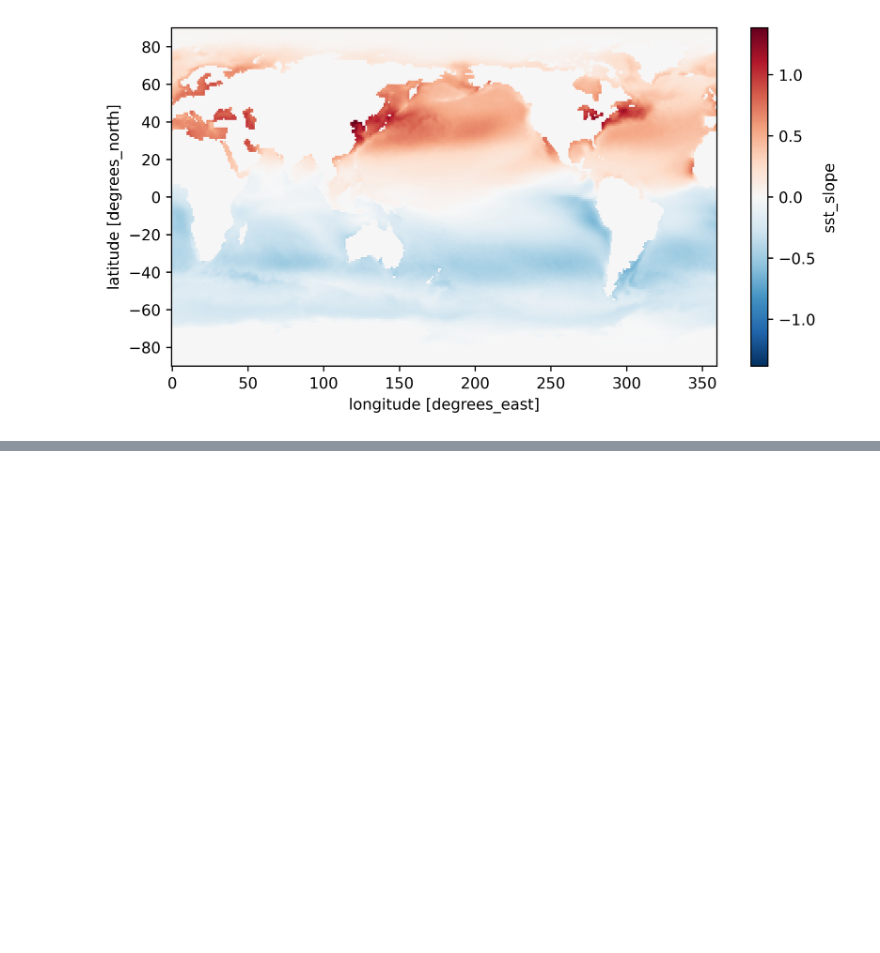
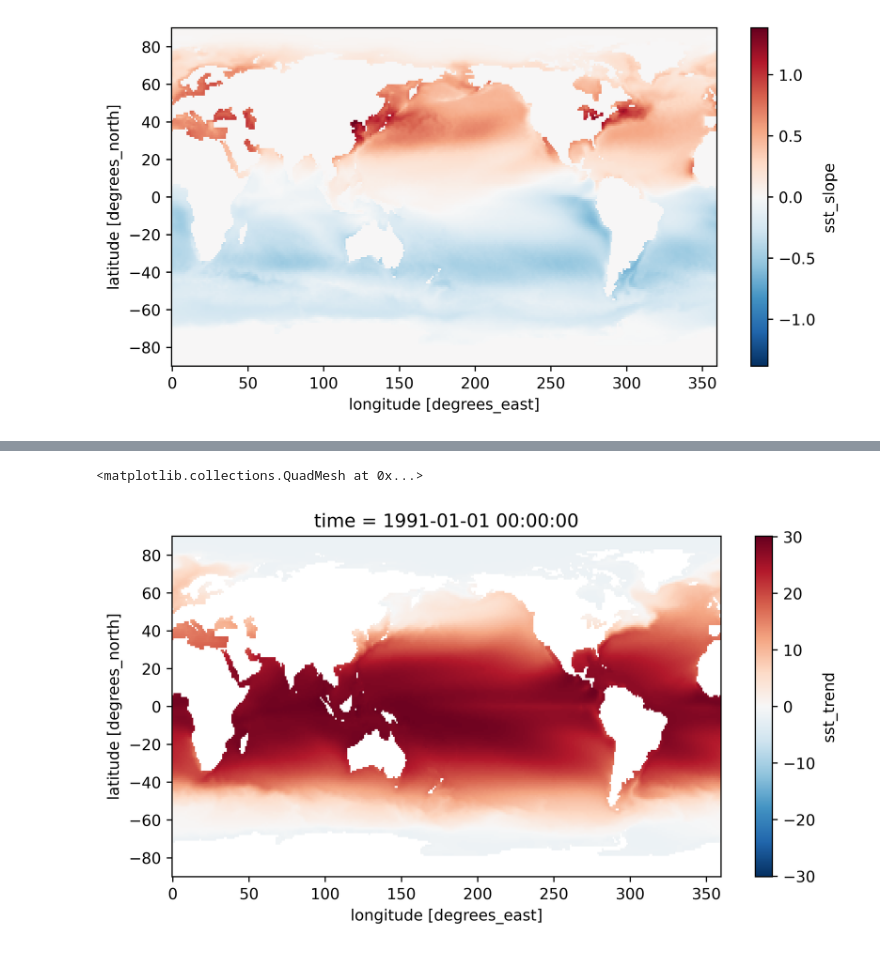
Before and after one commit to occ-research/occ_package_test, a Jupyter notebook: Tutorial/drift_tutorial.ipynb, the cells around one changed output, grey strips where cells are left out. Drawn from its saved outputs; the diff is of its cells as text; code cells hidden in the pictures; blank space fills up the shorter version.

```diff
--- a/Tutorial/drift_tutorial.ipynb
+++ b/Tutorial/drift_tutorial.ipynb
@@ -41,0 +101,5 @@ dsout.sst_slope.plot()
+# %%
+dsout.sst_trend.isel(time=0).plot()
+# %% [output]
+<matplotlib.collections.QuadMesh at 0x...>
+[figure, added]
```
Also changed, not shown: parts of 11 cells of this notebook, 2 other files.
